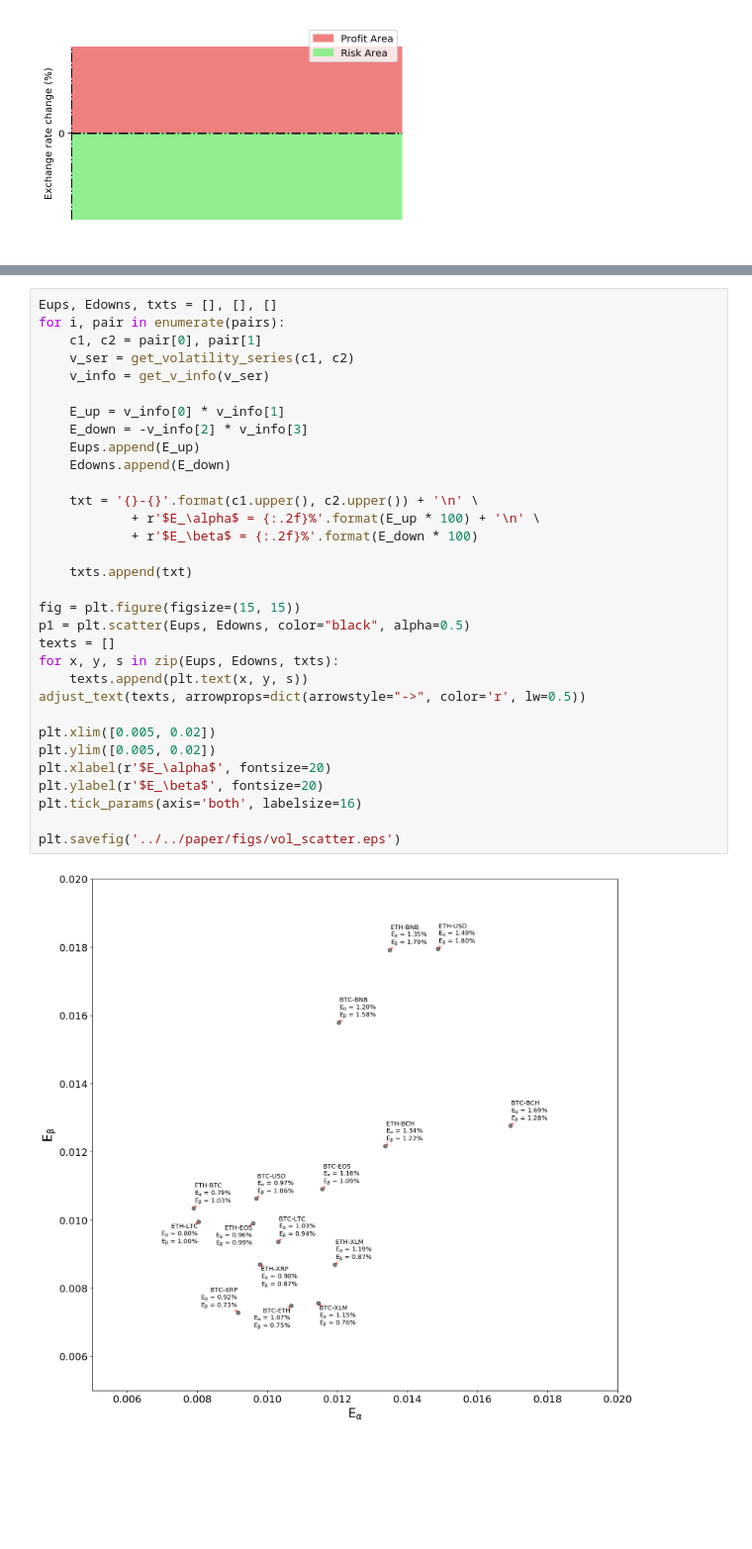
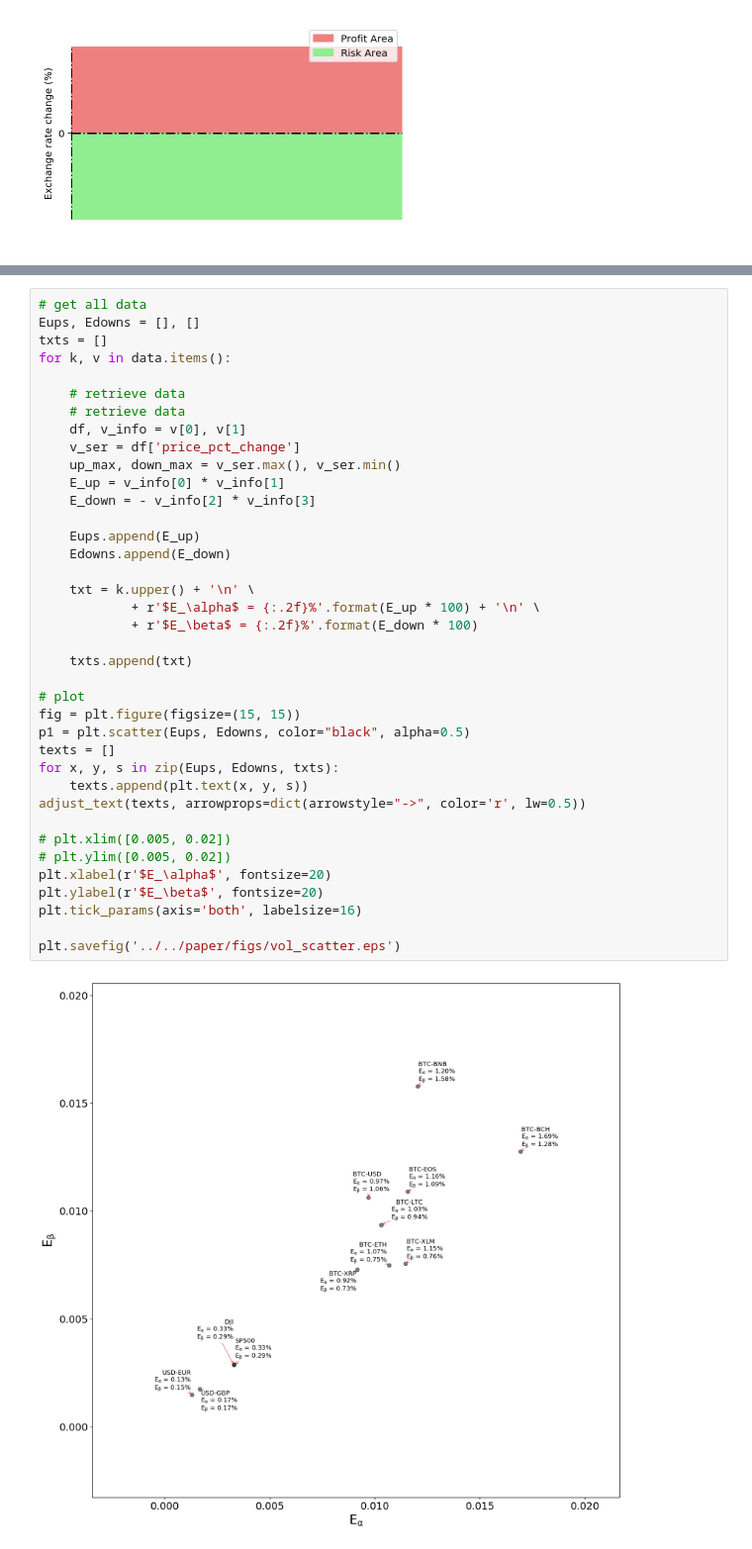
Before and after one commit to DEX-ware/fair-atomic-swap, a Jupyter notebook: src/evaluation/evaluation.ipynb, the cells around one changed output, grey strips where cells are left out. Shown at 99% size. Drawn from its saved outputs; the diff is of its cells as text; blank space fills up the shorter version.

```diff
--- a/src/evaluation/evaluation.ipynb
+++ b/src/evaluation/evaluation.ipynb
@@ -281,34 +327,40 @@ plt.savefig('../../paper/figs/volatility_analysis.eps')
 # %%
-Eups, Edowns, txts = [], [], []
-for i, pair in enumerate(pairs):
-    c1, c2 = pair[0], pair[1]
-    v_ser = get_volatility_series(c1, c2)
-    v_info = get_v_info(v_ser)
+# get all data
+Eups, Edowns = [], []
+txts = []
+for k, v in data.items():
 
+    # retrieve data
+    # retrieve data
+    df, v_info = v[0], v[1]
+    v_ser = df['price_pct_change']
+    up_max, down_max = v_ser.max(), v_ser.min()
     E_up = v_info[0] * v_info[1]
-    E_down = -v_info[2] * v_info[3]
+    E_down = - v_info[2] * v_info[3]
+
     Eups.append(E_up)
     Edowns.append(E_down)
 
-    txt = '{}-{}'.format(c1.upper(), c2.upper()) + '\n' \
+    txt = k.upper() + '\n' \
             + r'$E_\alpha$ = {:.2f}%'.format(E_up * 100) + '\n' \
             + r'$E_\beta$ = {:.2f}%'.format(E_down * 100)
 
     txts.append(txt)
 
+# plot
 fig = plt.figure(figsize=(15, 15))
 p1 = plt.scatter(Eups, Edowns, color="black", alpha=0.5)
 texts = []
 for x, y, s in zip(Eups, Edowns, txts):
     texts.append(plt.text(x, y, s))
 adjust_text(texts, arrowprops=dict(arrowstyle="->", color='r', lw=0.5))
 
-plt.xlim([0.005, 0.02])
-plt.ylim([0.005, 0.02])
+# plt.xlim([0.005, 0.02])
+# plt.ylim([0.005, 0.02])
 plt.xlabel(r'$E_\alpha$', fontsize=20)
 plt.ylabel(r'$E_\beta$', fontsize=20)
 plt.tick_params(axis='both', labelsize=16)
 
 plt.savefig('../../paper/figs/vol_scatter.eps')
 # %% [output]
-[figure, old version]
+[figure, new version]
```
Also changed, not shown: parts of 7 cells of this notebook, 10 other files.
